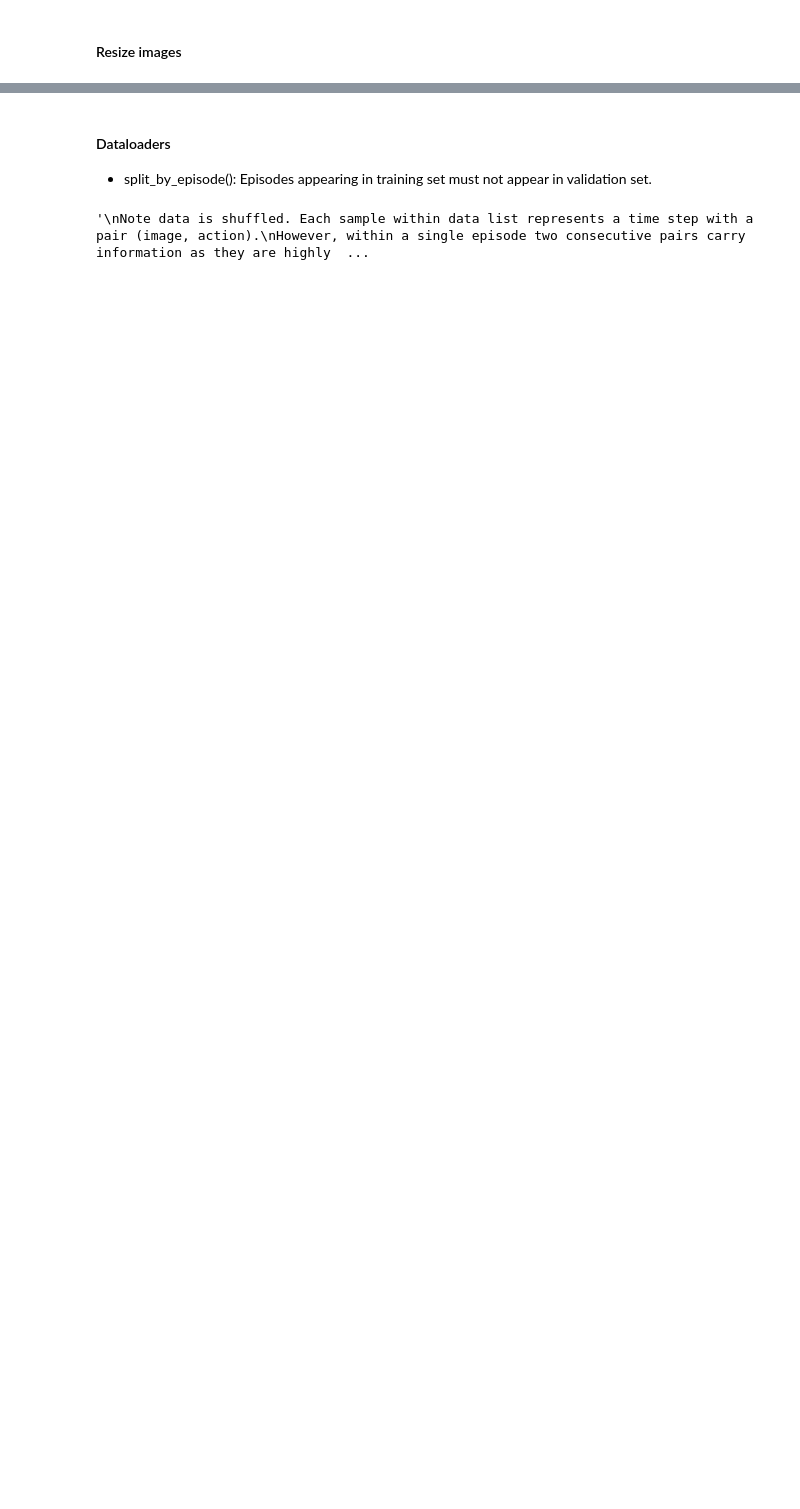
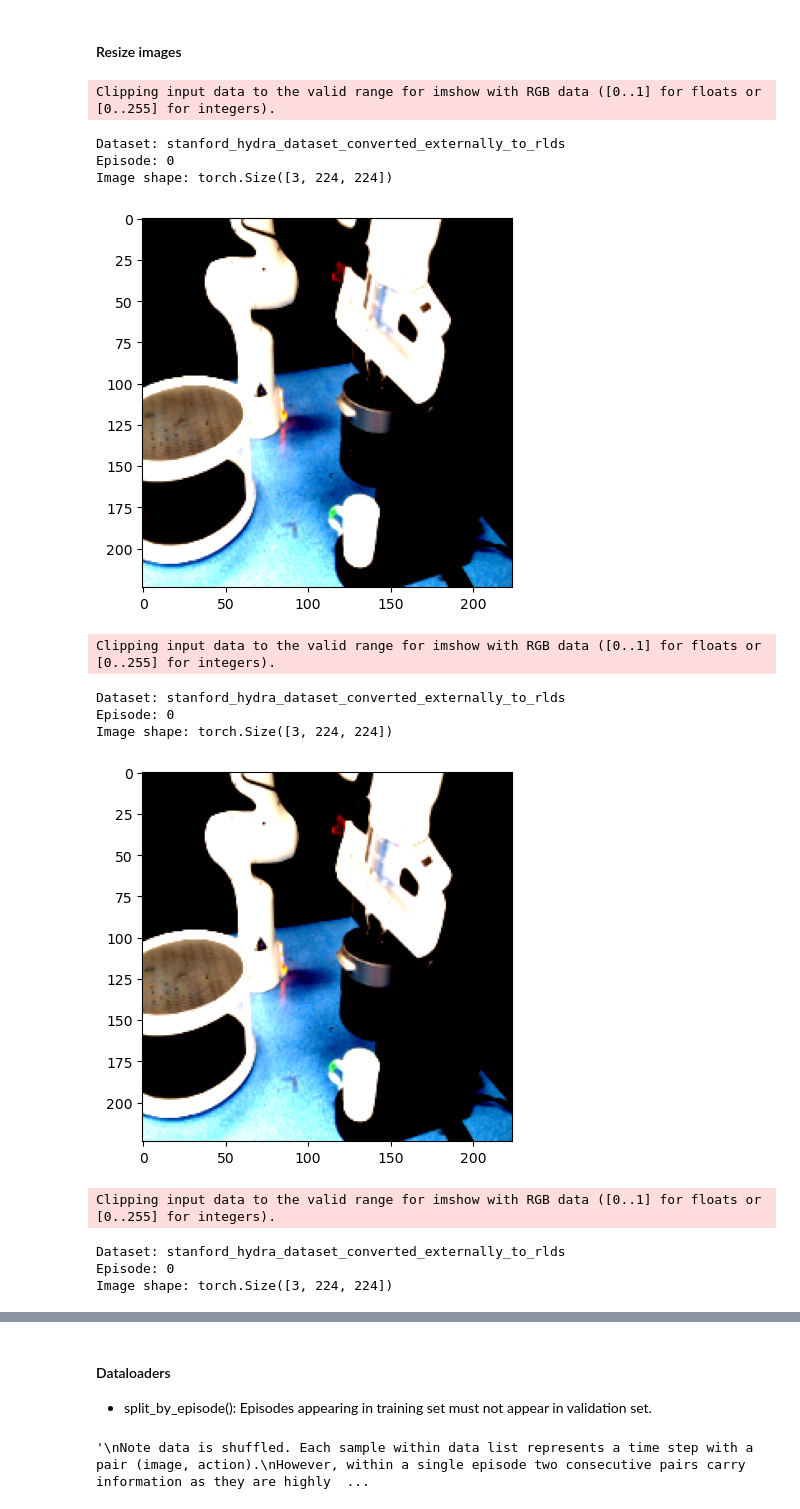
Before and after one commit to Juanfio/VLA_FrankArm, a Jupyter notebook: notebooks/models.ipynb, the cells around one changed output, grey strips where cells are left out. Saved outputs shown, nothing was run; the diff lists cells and outputs as text; code cells hidden in the pictures; blank space fills up the shorter version.

```diff
--- a/notebooks/models.ipynb
+++ b/notebooks/models.ipynb
@@ -323,12 +328,12 @@ def filter_keys(
     return filtered
 
 keys_to_keep = {
-    "stanford_hydra_dataset_converted_externally_to_rlds": ["actions", "image", "episode_idx", "dataset_name"],
-    "taco_play": ["rel_actions_world", "rgb_static", "episode_idx", "dataset_name"],
+    "stanford_hydra_dataset_converted_externally_to_rlds": ["actions", "image", "language_instruction","episode_idx", "dataset_name"],
+    "taco_play": ["rel_actions_world", "rgb_static", "natural_language_instruction", "episode_idx", "dataset_name"],
 }
 
 renaming_keys = {
-    "taco_play": [("rgb_static", "image"), ("rel_actions_world", "actions")],  # so both datasets share the key "image"
+    "taco_play": [("rgb_static", "image"), ("rel_actions_world", "actions"), ("natural_language_instruction","language_instruction")],  # so both datasets share the key "image"
 }
 
 data_filtered = filter_keys(data_discretized, keys_to_keep, renaming_keys)
@@ -348,24 +353,6 @@ def episode_to_ids(dataset: list[dict]):
       key = (sample["dataset_name"], sample["episode_idx"])
       episode_to_indices.setdefault(key, []).append(i)
   return episode_to_indices
-
-def plot_images(dataset: list[dict]):
-    # Dict: keys=(data_name, episode_idx), value=[indices in dataset of pair (data_name, episode_idx)].
-    episode_to_indices = episode_to_ids(dataset)
-
-    for dataname_episode in episode_to_indices.keys():
-        episode_1st_step = episode_to_indices[dataname_episode][0] # first step of each episode.
-        data_name = dataset[episode_1st_step]['dataset_name']
-        for image_key in metadata[dataname_episode[0]]['image_keys']:
-            img = dataset[episode_1st_step][image_key]
-
-            print(f"Dataset: {dataname_episode[0]}\nEpisode: {dataname_episode[1]}\nImage Key: {image_key}\nImage shape: {img.shape}\n\n")
-            if img.shape[0] == 3:
-                img = img.permute(1,2,0)
-
-            plt.imshow(img)
-            plt.show()
-
 
 def image_resizing(data: list[dict], out_image_dim: int = 224, mean: torch.Tensor = None, std: torch.Tensor = None):
     """
@@ -408,6 +395,7 @@ def image_resizing(data: list[dict], out_image_dim: int = 224, mean: torch.Tenso
         else:
             episode_std = std
 
+
         transform = transforms.Compose([
             transforms.Resize((out_image_dim, out_image_dim),
                                 interpolation=transforms.InterpolationMode.BILINEAR),
@@ -422,3 +410,38 @@ def image_resizing(data: list[dict], out_image_dim: int = 224, mean: torch.Tenso
 
 
 data_filtered = image_resizing(data_filtered)
+# %%
+def plot_images(data: list[dict], metadata: dict, data_name: str):
+    # Dict: keys=(data_name, episode_idx), value=[indices in dataset of pair (data_name, episode_idx)].
+    episode_to_indices = episode_to_ids(data)
+    start = 0
+    if data_name == "taco_play":
+        start = metadata["stanford_hydra_dataset_converted_externally_to_rlds"]["total_samples"] + 1
+
+    for idx in range(start, start+10):
+        img = data[idx]["image"]
+        print(f"Dataset: {data_name}\nEpisode: {data[idx]['episode_idx']}\nImage shape: {img.shape}\n\n")
+        if img.shape[0] == 3:
+            img = img.permute(1,2,0)
+
+        plt.imshow(img)
+        plt.show()
+
+# data_filtered[0]
+# metadata['taco_play']["total_samples"]
+plot_images(data_filtered, metadata, "stanford_hydra_dataset_converted_externally_to_rlds")
+# %% [output]
+Clipping input data to the valid range for imshow with RGB data ([0..1] for floats or [0..255] for integers).
+Dataset: stanford_hydra_dataset_converted_externally_to_rlds
+Episode: 0
+Image shape: torch.Size([3, 224, 224])
+[figure, added]
+Clipping input data to the valid range for imshow with RGB data ([0..1] for floats or [0..255] for integers).
+Dataset: stanford_hydra_dataset_converted_externally_to_rlds
+Episode: 0
+Image shape: torch.Size([3, 224, 224])
+[figure, added]
+Clipping input data to the valid range for imshow with RGB data ([0..1] for floats or [0..255] for integers).
+Dataset: stanford_hydra_dataset_converted_externally_to_rlds
+Episode: 0
+Image shape: torch.Size([3, 224, 224])
```
Also changed, not shown: parts of 33 cells of this notebook, 5 other files.
